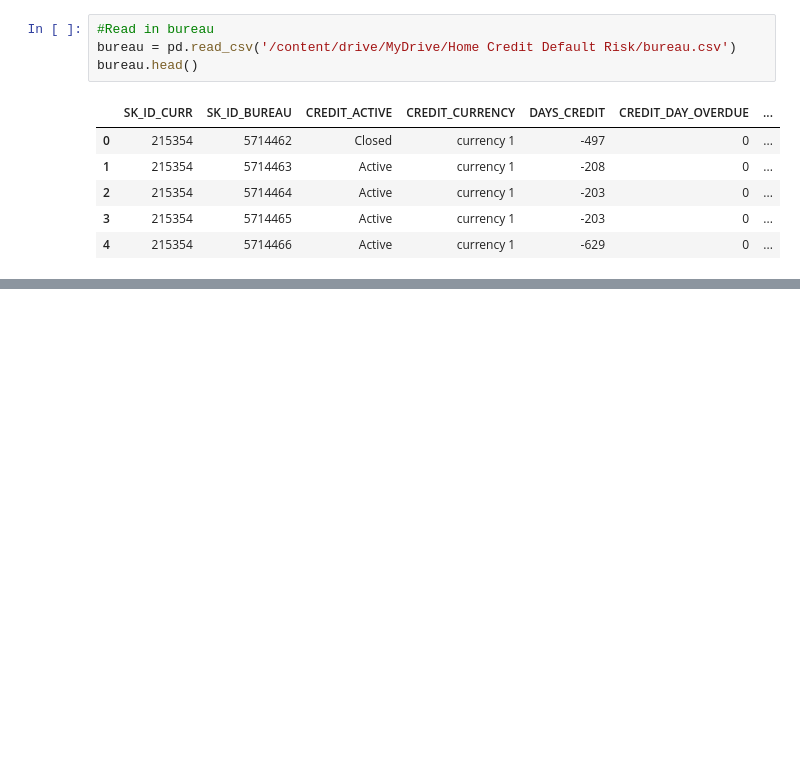
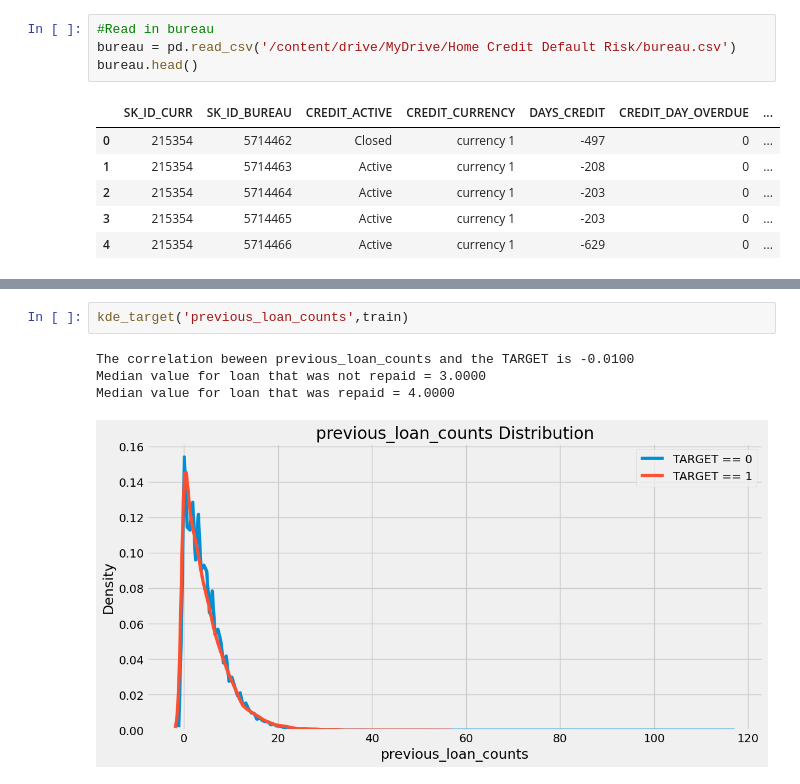
Before and after one commit to jhk990602/datapractice, a Jupyter notebook: Introduction_to_Manual_Feature_Engineering_1.ipynb, the cells around one changed output, grey strips where cells are left out. Cells and saved outputs as stored; diff of their text form; blank space fills up the shorter version.

```diff
--- a/Introduction_to_Manual_Feature_Engineering_1.ipynb
+++ b/Introduction_to_Manual_Feature_Engineering_1.ipynb
@@ -27,0 +87,7 @@ bureau.head()
+# %%
+kde_target('previous_loan_counts',train)
+# %% [output]
+The correlation beween previous_loan_counts and the TARGET is -0.0100
+Median value for loan that was not repaid = 3.0000
+Median value for loan that was repaid = 4.0000
+[figure, added]
```
Also changed, not shown: parts of 6 cells of this notebook.
